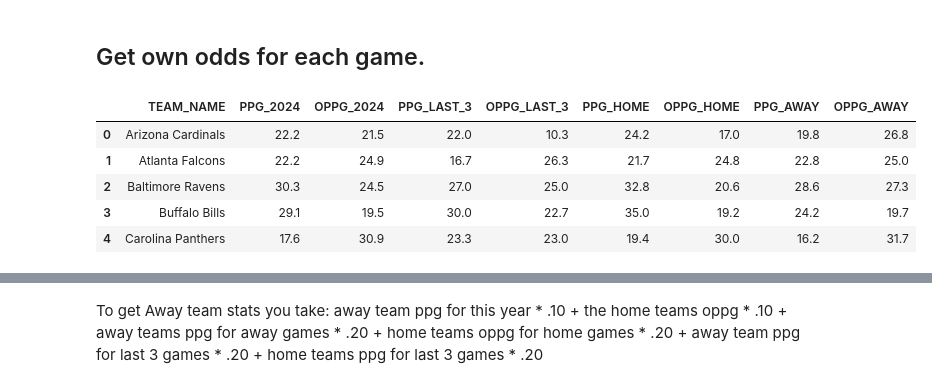
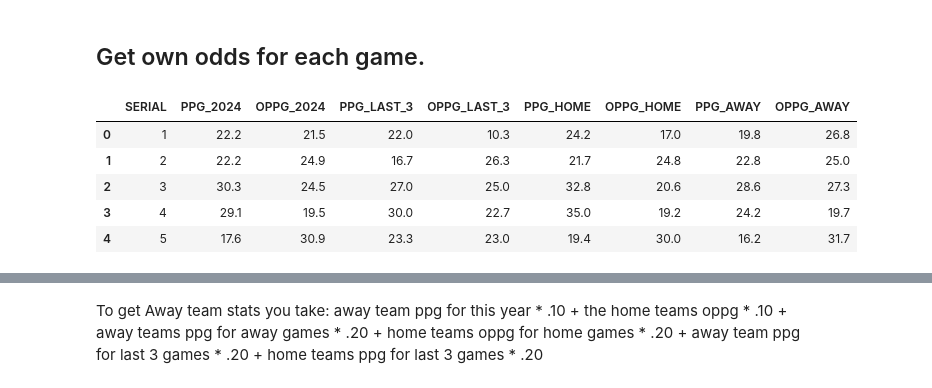
Before and after one commit to tmccoy94/Sports_Data_Project, a Jupyter notebook: test2.ipynb, the cells around one changed output, grey strips where cells are left out. Cells and saved outputs as stored; diff of their text form; code cells hidden in the pictures.

```diff
--- a/test2.ipynb
+++ b/test2.ipynb
@@ -14,34 +14,34 @@ manager = SqliteDBManager("SportsData.db")
 # %%
 # Should add a table to the db for this, truncate and make enw every time after adding ppg stats.
 
 team_ppg_data = manager.dataframe_query(
 """
 SELECT
-    TEAMS.TEAM_NAME,
+    TEAMS.SERIAL,
     PPG.THIS_YEAR_PPG AS PPG_2024,
     OPPG.THIS_YEAR_PPG AS OPPG_2024,
     PPG.LAST_3 AS PPG_LAST_3,
     OPPG.LAST_3 AS OPPG_LAST_3,
     PPG.HOME AS PPG_HOME,
     OPPG.HOME AS OPPG_HOME,
     PPG.AWAY AS PPG_AWAY,
     OPPG.AWAY AS OPPG_AWAY
 FROM
     TEAMS AS TEAMS
     JOIN TEAM_TR_FOOTBALL_PPG AS PPG ON TEAMS.SERIAL = PPG.TEAM_SERIAL
     JOIN TEAM_TR_FOOTBALL_OPPG AS OPPG ON TEAMS.SERIAL = OPPG.TEAM_SERIAL
 WHERE
     PPG.UPDATED_DATE = (SELECT MAX(UPDATED_DATE) FROM TEAM_TR_FOOTBALL_PPG)
     AND OPPG.UPDATED_DATE = (SELECT MAX(UPDATED_DATE) FROM TEAM_TR_FOOTBALL_OPPG)
 ORDER BY
     TEAMS.TEAM_NAME
 """)
 
 team_ppg_data.head()
 # %% [output]
-|  | TEAM_NAME | PPG_2024 | OPPG_2024 | PPG_LAST_3 | OPPG_LAST_3 | PPG_HOME | OPPG_HOME | PPG_AWAY | OPPG_AWAY |
-| 0 | Arizona Cardinals | 22.2 | 21.5 | 22.0 | 10.3 | 24.2 | 17.0 | 19.8 | 26.8 |
-| 1 | Atlanta Falcons | 22.2 | 24.9 | 16.7 | 26.3 | 21.7 | 24.8 | 22.8 | 25.0 |
-| 2 | Baltimore Ravens | 30.3 | 24.5 | 27.0 | 25.0 | 32.8 | 20.6 | 28.6 | 27.3 |
-| 3 | Buffalo Bills | 29.1 | 19.5 | 30.0 | 22.7 | 35.0 | 19.2 | 24.2 | 19.7 |
-| 4 | Carolina Panthers | 17.6 | 30.9 | 23.3 | 23.0 | 19.4 | 30.0 | 16.2 | 31.7 |
+|  | SERIAL | PPG_2024 | OPPG_2024 | PPG_LAST_3 | OPPG_LAST_3 | PPG_HOME | OPPG_HOME | PPG_AWAY | OPPG_AWAY |
+| 0 | 1 | 22.2 | 21.5 | 22.0 | 10.3 | 24.2 | 17.0 | 19.8 | 26.8 |
+| 1 | 2 | 22.2 | 24.9 | 16.7 | 26.3 | 21.7 | 24.8 | 22.8 | 25.0 |
+| 2 | 3 | 30.3 | 24.5 | 27.0 | 25.0 | 32.8 | 20.6 | 28.6 | 27.3 |
+| 3 | 4 | 29.1 | 19.5 | 30.0 | 22.7 | 35.0 | 19.2 | 24.2 | 19.7 |
+| 4 | 5 | 17.6 | 30.9 | 23.3 | 23.0 | 19.4 | 30.0 | 16.2 | 31.7 |
```
Also changed, not shown: parts of 5 cells of this notebook, 1 other file.
